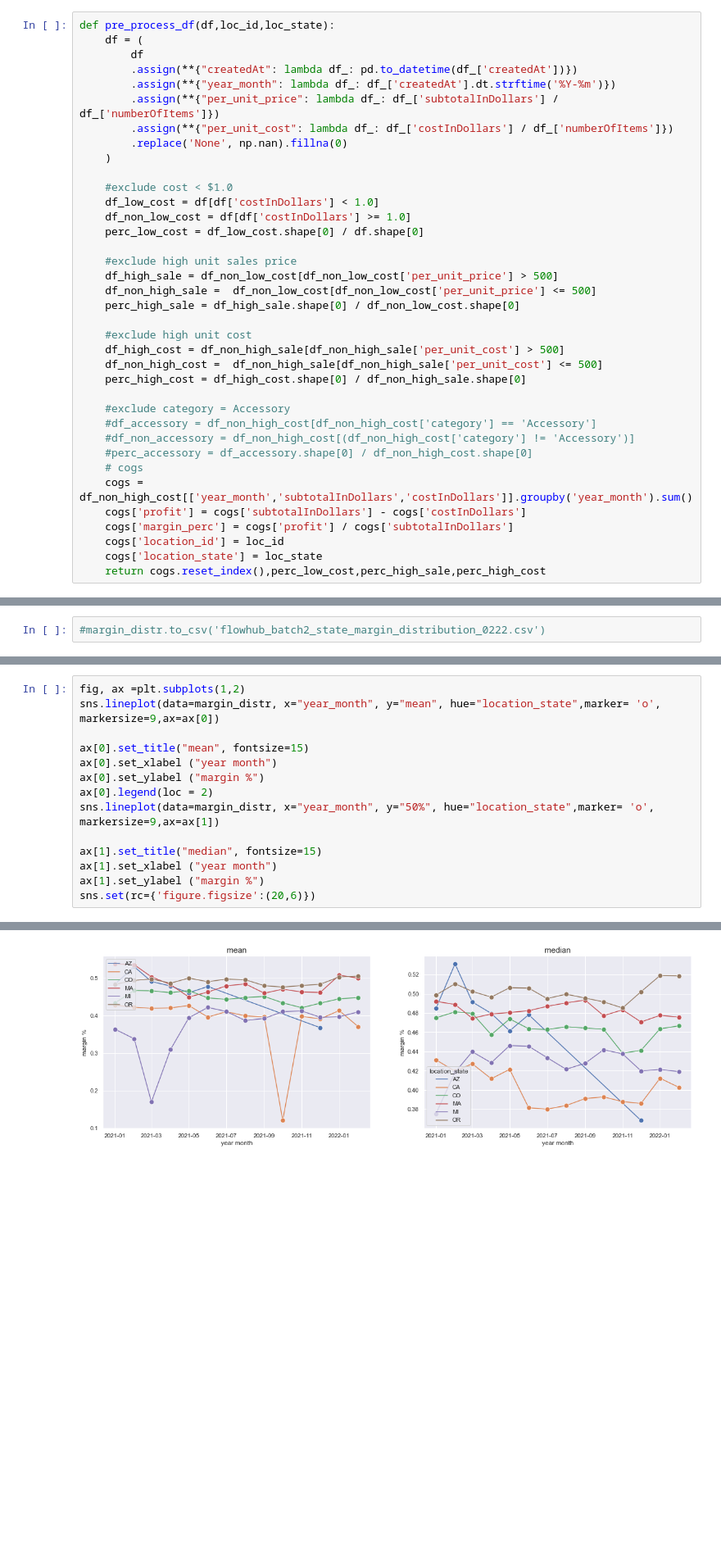
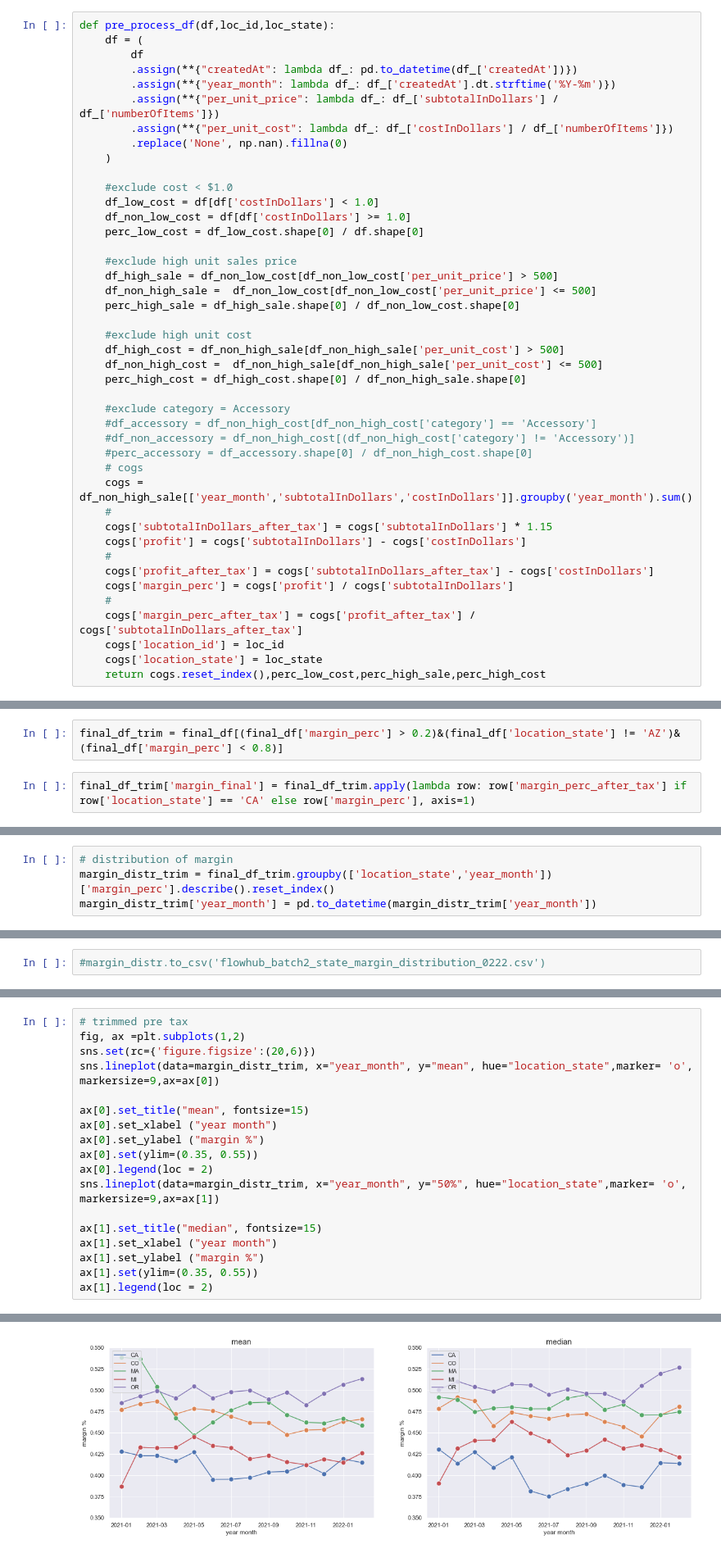
Before and after one commit to warrenshen/platform, a Jupyter notebook: services/api-server/notebooks/analysis/experiment_flowhub_data-0222.ipynb, the cells around one changed output, grey strips where cells are left out. Shown at 82% size. Saved outputs shown, nothing was run; the diff lists cells and outputs as text; blank space fills up the shorter version.

```diff
--- a/services/api-server/notebooks/analysis/experiment_flowhub_data-0222.ipynb
+++ b/services/api-server/notebooks/analysis/experiment_flowhub_data-0222.ipynb
@@ -521,9 +549,15 @@ def pre_process_df(df,loc_id,loc_state):
     #df_non_accessory = df_non_high_cost[(df_non_high_cost['category'] != 'Accessory')]
     #perc_accessory = df_accessory.shape[0] / df_non_high_cost.shape[0]
     # cogs
-    cogs = df_non_high_cost[['year_month','subtotalInDollars','costInDollars']].groupby('year_month').sum()
+    cogs = df_non_high_sale[['year_month','subtotalInDollars','costInDollars']].groupby('year_month').sum()
+    #
+    cogs['subtotalInDollars_after_tax'] = cogs['subtotalInDollars'] * 1.15
     cogs['profit'] = cogs['subtotalInDollars'] - cogs['costInDollars']
+    #
+    cogs['profit_after_tax'] = cogs['subtotalInDollars_after_tax'] - cogs['costInDollars']
     cogs['margin_perc'] = cogs['profit'] / cogs['subtotalInDollars']
+    #
+    cogs['margin_perc_after_tax'] = cogs['profit_after_tax'] / cogs['subtotalInDollars_after_tax']
     cogs['location_id'] = loc_id
     cogs['location_state'] = loc_state
     return cogs.reset_index(),perc_low_cost,perc_high_sale,perc_high_cost
@@ -605,0 +640,4 @@ final_df
+# %%
+final_df_trim = final_df[(final_df['margin_perc'] > 0.2)&(final_df['location_state'] != 'AZ')&(final_df['margin_perc'] < 0.8)]
+# %%
+final_df_trim['margin_final'] = final_df_trim.apply(lambda row: row['margin_perc_after_tax'] if row['location_state'] == 'CA' else row['margin_perc'], axis=1)
@@ -622,3 +682,7 @@ ax.legend(loc = 2)
 # distribution of margin
 margin_distr = final_df.groupby(['location_state','year_month'])['margin_perc'].describe().reset_index()
 margin_distr['year_month'] = pd.to_datetime(margin_distr['year_month'])
+# %%
+# distribution of margin
+margin_distr_trim = final_df_trim.groupby(['location_state','year_month'])['margin_perc'].describe().reset_index()
+margin_distr_trim['year_month'] = pd.to_datetime(margin_distr_trim['year_month'])
@@ -659,15 +743,19 @@ sns.set(rc={'figure.figsize':(20,6)})
 # %%
+# trimmed pre tax
 fig, ax =plt.subplots(1,2)
-sns.lineplot(data=margin_distr, x="year_month", y="mean", hue="location_state",marker= 'o', markersize=9,ax=ax[0])
+sns.set(rc={'figure.figsize':(20,6)})
+sns.lineplot(data=margin_distr_trim, x="year_month", y="mean", hue="location_state",marker= 'o', markersize=9,ax=ax[0])
 
 ax[0].set_title("mean", fontsize=15)
 ax[0].set_xlabel ("year month")
 ax[0].set_ylabel ("margin %")
+ax[0].set(ylim=(0.35, 0.55))
 ax[0].legend(loc = 2)
-sns.lineplot(data=margin_distr, x="year_month", y="50%", hue="location_state",marker= 'o', markersize=9,ax=ax[1])
+sns.lineplot(data=margin_distr_trim, x="year_month", y="50%", hue="location_state",marker= 'o', markersize=9,ax=ax[1])
 
 ax[1].set_title("median", fontsize=15)
 ax[1].set_xlabel ("year month")
 ax[1].set_ylabel ("margin %")
-sns.set(rc={'figure.figsize':(20,6)})
+ax[1].set(ylim=(0.35, 0.55))
+ax[1].legend(loc = 2)
 # %% [output]
@@ -674 +763 @@ sns.set(rc={'figure.figsize':(20,6)})
-[figure, old version]
+[figure, new version]
```
Also changed, not shown: parts of 68 cells of this notebook.
